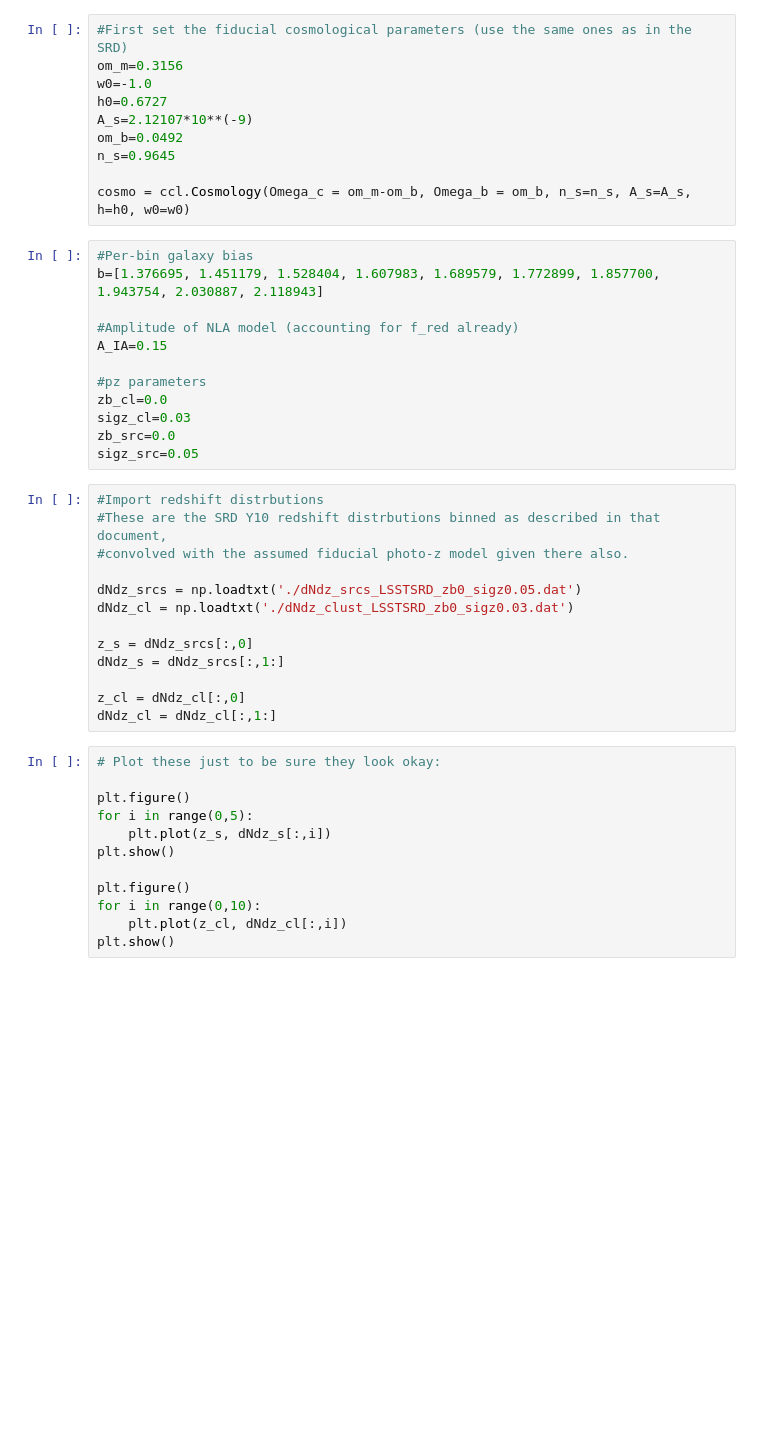
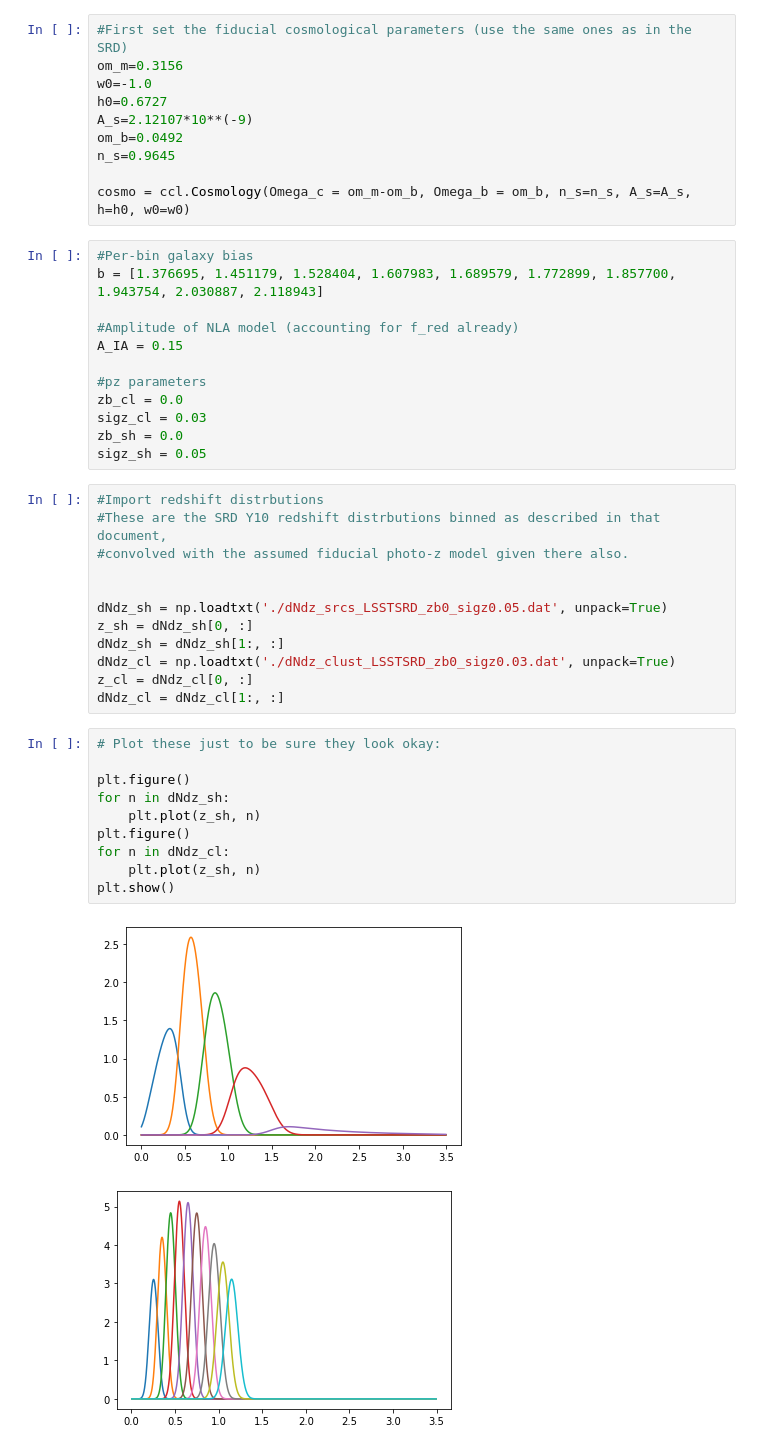
Before and after one commit to LSSTDESC/N5K, a Jupyter notebook: input/generate_kernels.ipynb, the cells around one changed output. Drawn from its saved outputs; the diff is of its cells as text; blank space fills up the shorter version.

```diff
--- a/input/generate_kernels.ipynb
+++ b/input/generate_kernels.ipynb
@@ -16,41 +16,41 @@ n_s=0.9645
 cosmo = ccl.Cosmology(Omega_c = om_m-om_b, Omega_b = om_b, n_s=n_s, A_s=A_s, h=h0, w0=w0)
 # %%
 #Per-bin galaxy bias
-b=[1.376695, 1.451179, 1.528404, 1.607983, 1.689579, 1.772899, 1.857700, 1.943754, 2.030887, 2.118943]
+b = [1.376695, 1.451179, 1.528404, 1.607983, 1.689579, 1.772899, 1.857700, 1.943754, 2.030887, 2.118943]
 
 #Amplitude of NLA model (accounting for f_red already)
-A_IA=0.15
+A_IA = 0.15
 
 #pz parameters
-zb_cl=0.0
-sigz_cl=0.03
-zb_src=0.0
-sigz_src=0.05
+zb_cl = 0.0
+sigz_cl = 0.03
+zb_sh = 0.0
+sigz_sh = 0.05
 # %%
 #Import redshift distrbutions
 #These are the SRD Y10 redshift distrbutions binned as described in that document,
 #convolved with the assumed fiducial photo-z model given there also.
 
-dNdz_srcs = np.loadtxt('./dNdz_srcs_LSSTSRD_zb0_sigz0.05.dat')
-dNdz_cl = np.loadtxt('./dNdz_clust_LSSTSRD_zb0_sigz0.03.dat')
 
-z_s = dNdz_srcs[:,0]
-dNdz_s = dNdz_srcs[:,1:]
-
-z_cl = dNdz_cl[:,0]
-dNdz_cl = dNdz_cl[:,1:]
+dNdz_sh = np.loadtxt('./dNdz_srcs_LSSTSRD_zb0_sigz0.05.dat', unpack=True)
+z_sh = dNdz_sh[0, :]
+dNdz_sh = dNdz_sh[1:, :]
+dNdz_cl = np.loadtxt('./dNdz_clust_LSSTSRD_zb0_sigz0.03.dat', unpack=True)
+z_cl = dNdz_cl[0, :]
+dNdz_cl = dNdz_cl[1:, :]
 # %%
 # Plot these just to be sure they look okay:
 
 plt.figure()
-for i in range(0,5):
-    plt.plot(z_s, dNdz_s[:,i])
+for n in dNdz_sh:
+    plt.plot(z_sh, n)
+plt.figure()
+for n in dNdz_cl:
+    plt.plot(z_sh, n)
 plt.show()
-
-plt.figure()
-for i in range(0,10):
-    plt.plot(z_cl, dNdz_cl[:,i])
-plt.show()
+# %% [output]
+[figure, added]
+[figure, added]
 # %%
 # Now that we have the z values for the clustering bins, set the galaxy bias vectors:
 
```
Also changed, not shown: parts of 6 cells of this notebook, 4 other files.
